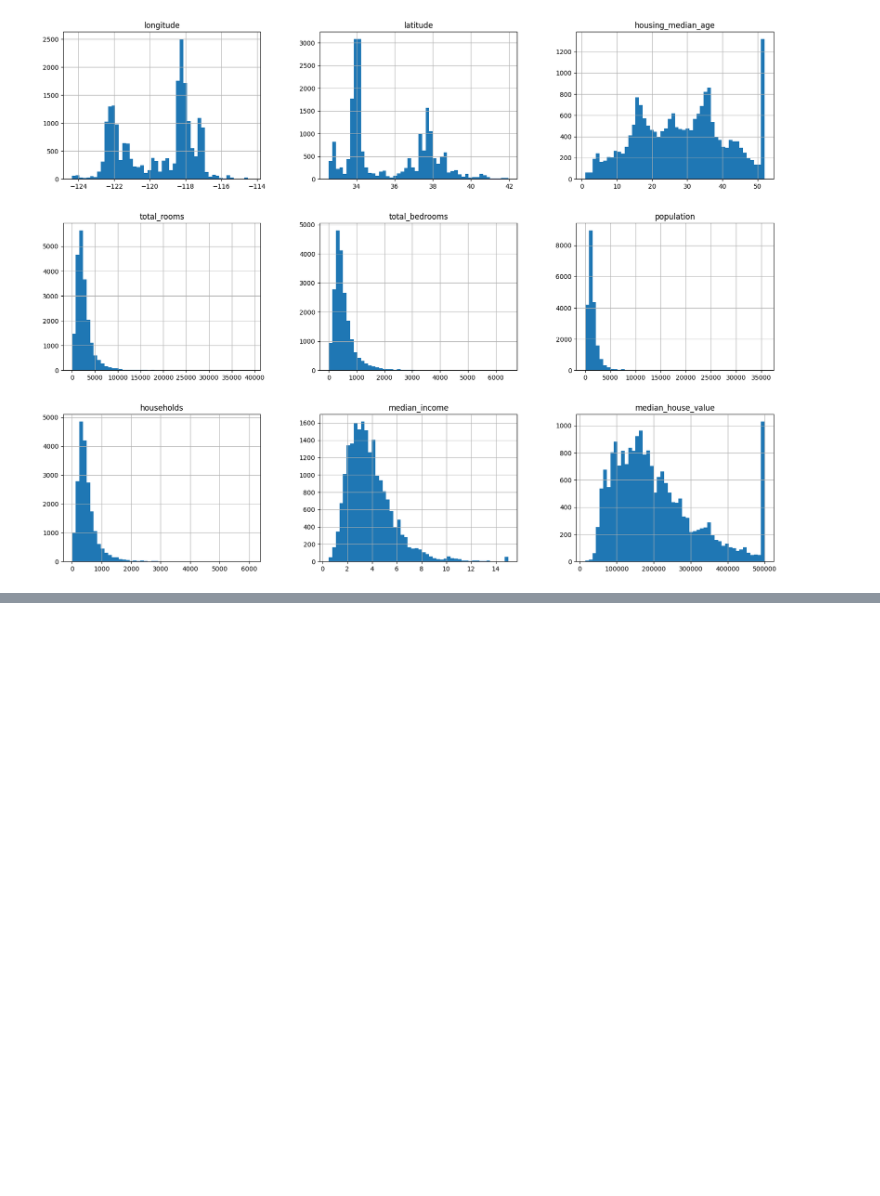
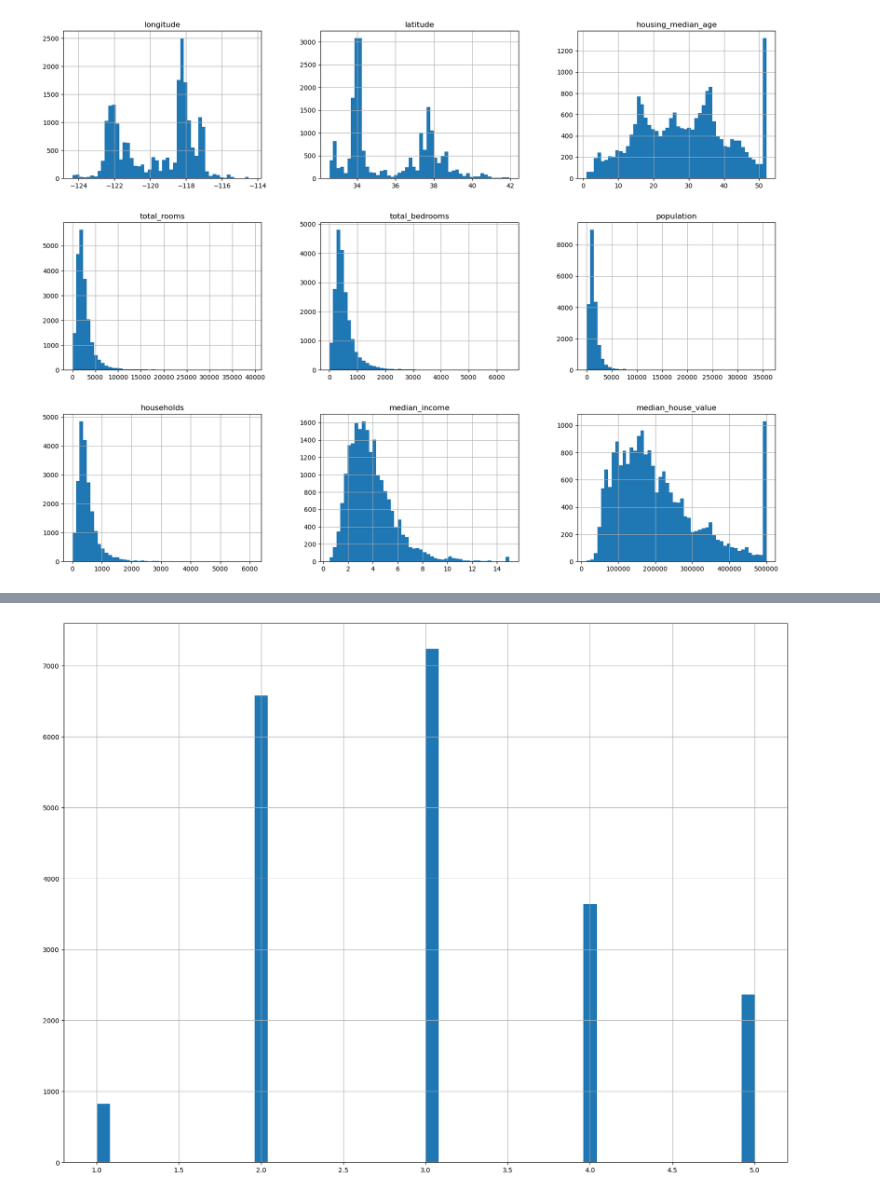
Before and after one commit to LudmilaGomes/data-ia-python, a Jupyter notebook: Housing.ipynb, the cells around one changed output, grey strips where cells are left out. Cells and saved outputs as stored; diff of their text form; code cells hidden in the pictures; blank space fills up the shorter version.

Commit message:
Seguimento do estudo do exemplo Housing...

```diff
--- a/Housing.ipynb
+++ b/Housing.ipynb
@@ -178,0 +185,10 @@ A renda média é um atributo muito importante para estimar os preços médios.
+# %%
+# criação de uma nova coluna no dataset; divide os valores da renda média por 1.5 e arredonda os resultados
+housing["income_cat"] = np.ceil(housing["median_income"] / 1.5)
+# quando 'income_cat' tem valor maior que 5, ele irá para a categoria 5.0
+housing["income_cat"].where(housing["income_cat"] < 5, 5.0, inplace=True)
+
+housing['income_cat'].hist(bins=50, figsize=(20,15))
+plt.show()
+# %% [output]
+[figure, added]
```
Also changed, not shown: parts of 13 cells of this notebook, 1 other file.
